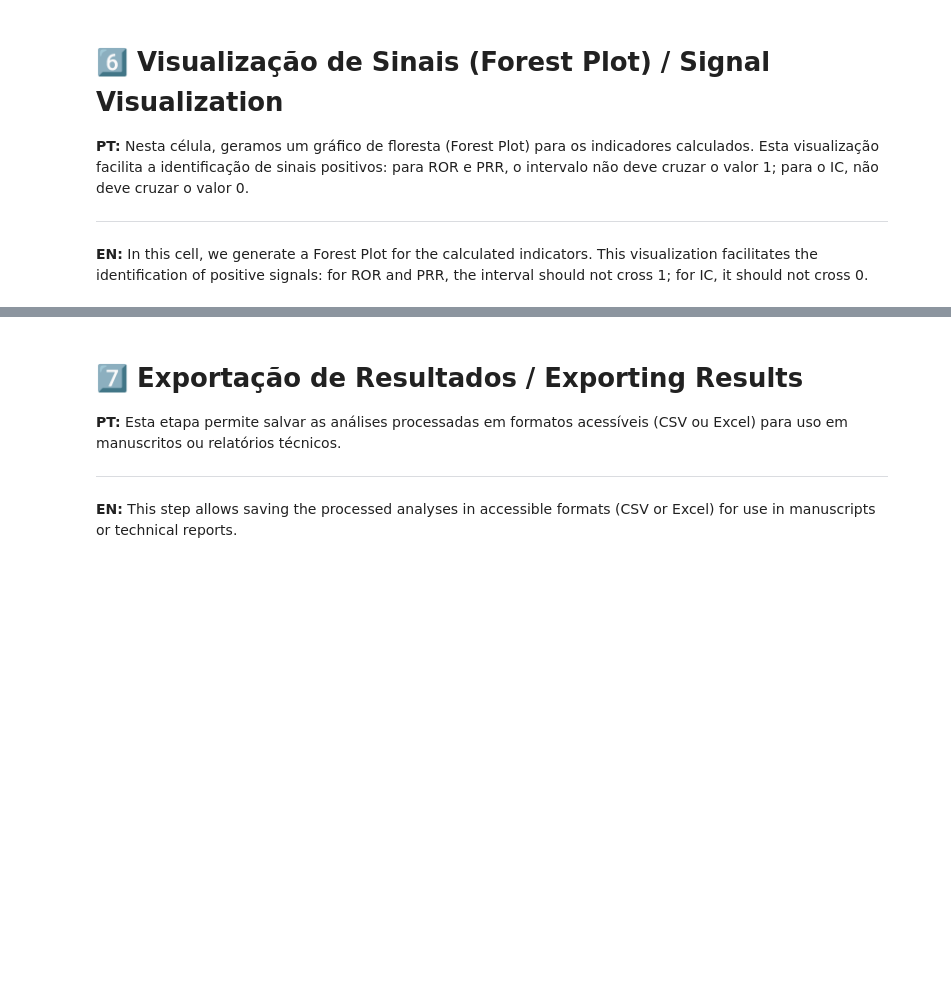
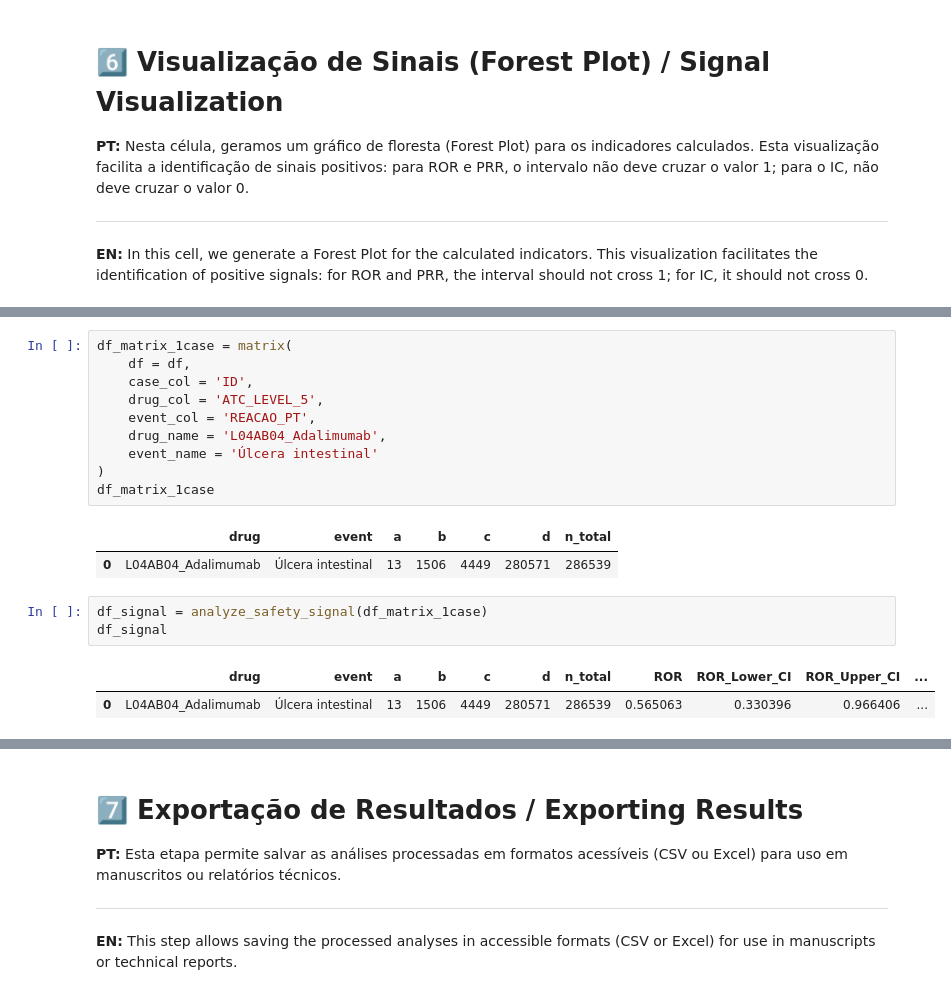
Before and after one commit to mlab-inf-ufrgs/vigimed, a Jupyter notebook: eda/disproportionality_analysis/Projeto_Vigimed_Cálculos_de_desproprocionalidade.ipynb, the cells around one changed output, grey strips where cells are left out. Drawn from its saved outputs; the diff is of its cells as text; blank space fills up the shorter version.

```diff
--- a/eda/disproportionality_analysis/Projeto_Vigimed_Cálculos_de_desproprocionalidade.ipynb
+++ b/eda/disproportionality_analysis/Projeto_Vigimed_Cálculos_de_desproprocionalidade.ipynb
@@ -632,0 +551,19 @@ df.head()
+# %%
+df_matrix_1case = matrix(
+    df = df,
+    case_col = 'ID',
+    drug_col = 'ATC_LEVEL_5',
+    event_col = 'REACAO_PT',
+    drug_name = 'L04AB04_Adalimumab',
+    event_name = 'Úlcera intestinal'
+)
+df_matrix_1case
+# %% [output]
+|  | drug | event | a | b | c | d | n_total |
+| 0 | L04AB04_Adalimumab | Úlcera intestinal | 13 | 1506 | 4449 | 280571 | 286539 |
+# %%
+df_signal = analyze_safety_signal(df_matrix_1case)
+df_signal
+# %% [output]
+|  | drug | event | a | b | c | d | n_total | ROR | ROR_Lower_CI | ROR_Upper_CI | ... |
+| 0 | L04AB04_Adalimumab | Úlcera intestinal | 13 | 1506 | 4449 | 280571 | 286539 | 0.565063 | 0.330396 | 0.966406 | ... |
```
Also changed, not shown: parts of 23 cells of this notebook, 3 other files.
